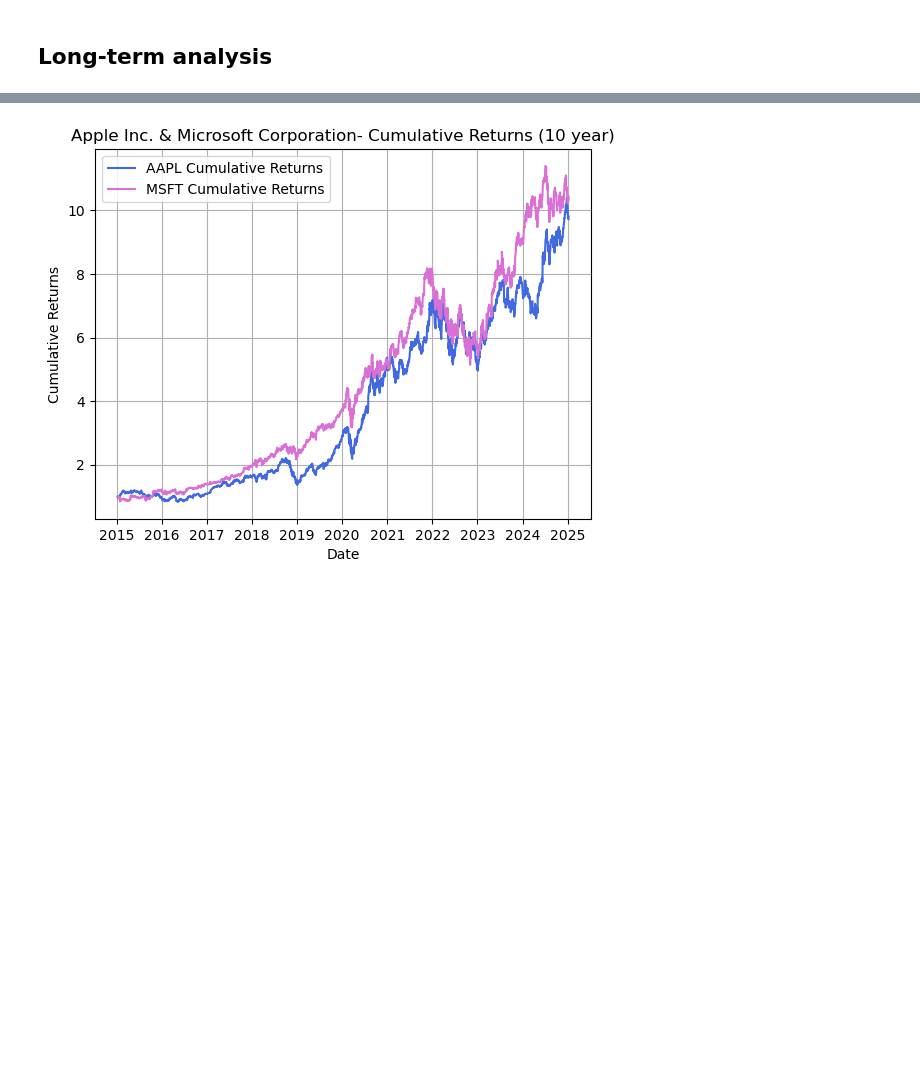
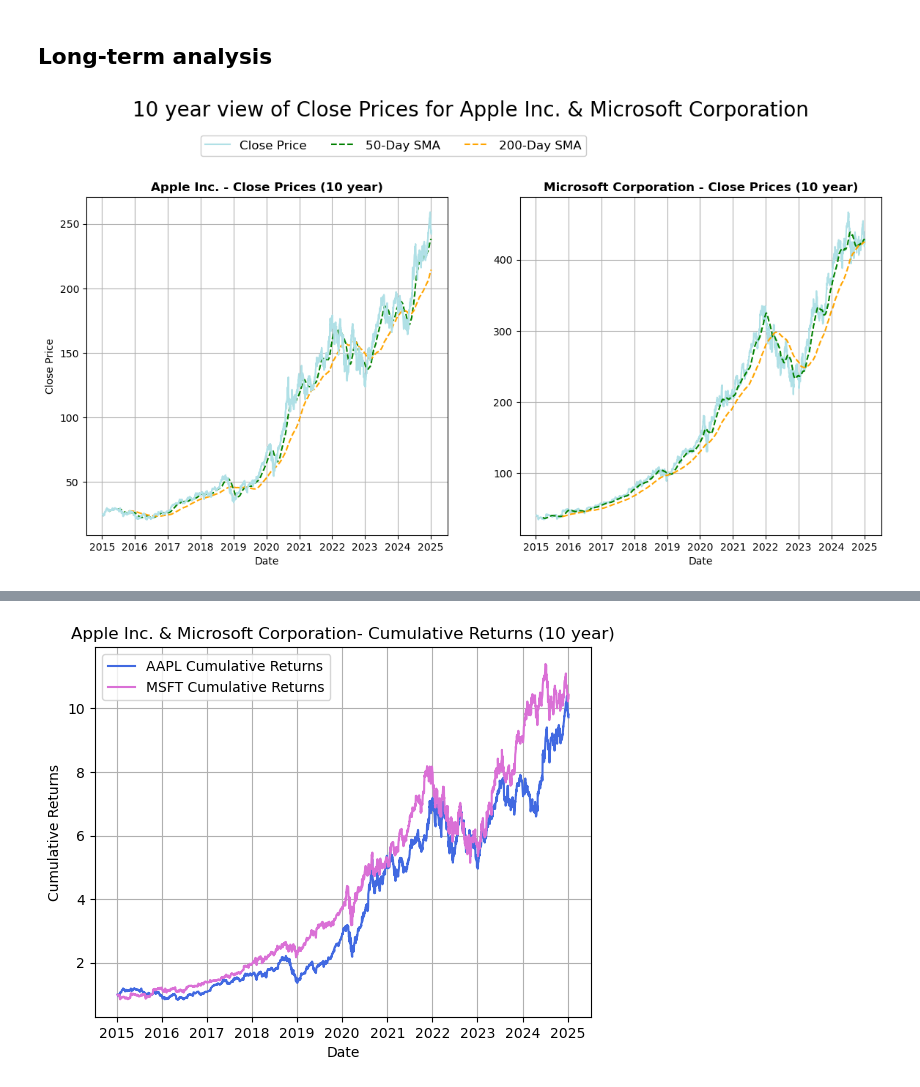
Before and after one commit to Ange-Dvs/PFDA-project, a Jupyter notebook: stocks.ipynb, the cells around one changed output, grey strips where cells are left out. Drawn from its saved outputs; the diff is of its cells as text; code cells hidden in the pictures; blank space fills up the shorter version.

Commit message:
All functions for mid-term analysis refactored to be able to be re-used for mid and long term plots

```diff
--- a/stocks.ipynb
+++ b/stocks.ipynb
@@ -335,3 +335,7 @@ renew_energy_mid_term_cumulative_returns = company_cumulative_returns(selected_c
 [figure]
 # %% [markdown]
 ## Long-term analysis
+# %%
+tech_long_term_close_plot = company_close_plots(selected_companies=['AAPL','MSFT'], timeframe='10y', data=industry_dataframes, fullnames=company_ticker_to_fullname)
+# %% [output]
+[figure, added]
```
Also changed, not shown: parts of 13 cells of this notebook, 5 other files.
